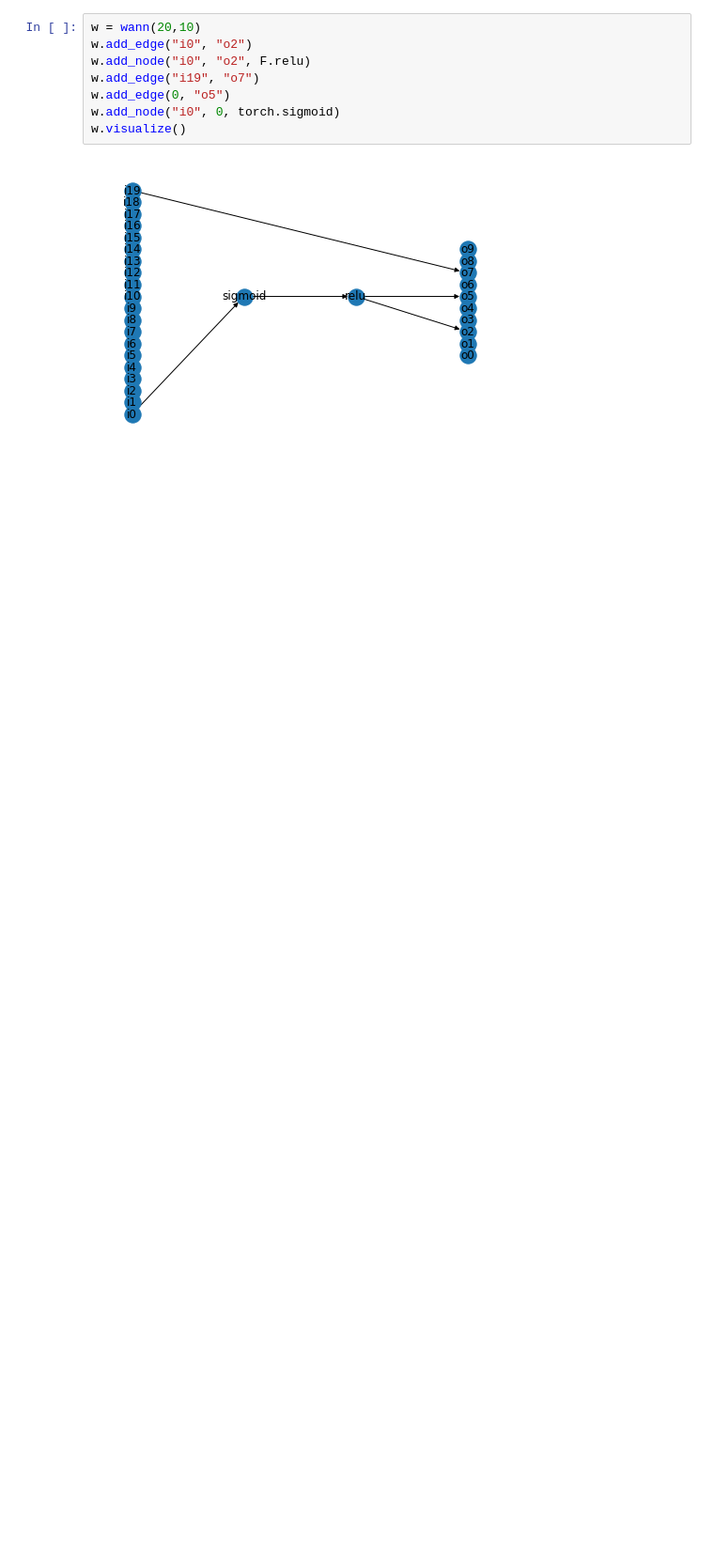
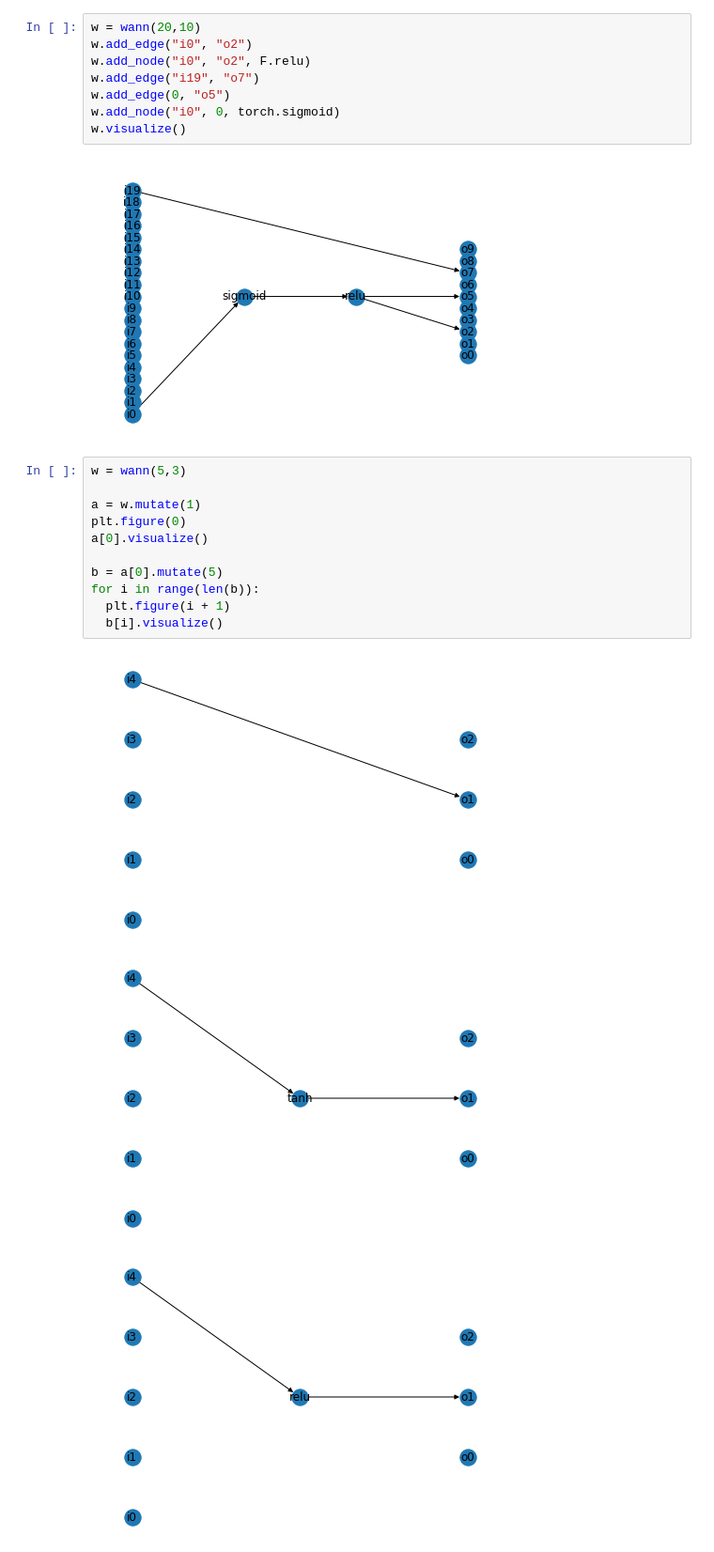
Before and after one commit to Rajashow/DL_Project, a Jupyter notebook: wann.ipynb, the cells around one changed output. Shown at 94% size. Drawn from its saved outputs; the diff is of its cells as text; blank space fills up the shorter version.

Commit message:
Created mutate, edge_count, and rewrote copy.

```diff
--- a/wann.ipynb
+++ b/wann.ipynb
@@ -153,3 +202,18 @@ w.add_node("i0", 0, torch.sigmoid)
 w.visualize()
 # %% [output]
 [figure]
+# %%
+w = wann(5,3)
+
+a = w.mutate(1)
+plt.figure(0)
+a[0].visualize()
+
+b = a[0].mutate(5)
+for i in range(len(b)):
+  plt.figure(i + 1)
+  b[i].visualize()
+# %% [output]
+[figure, added]
+[figure, added]
+[figure, added]
```
Also changed, not shown: parts of 3 cells of this notebook.
